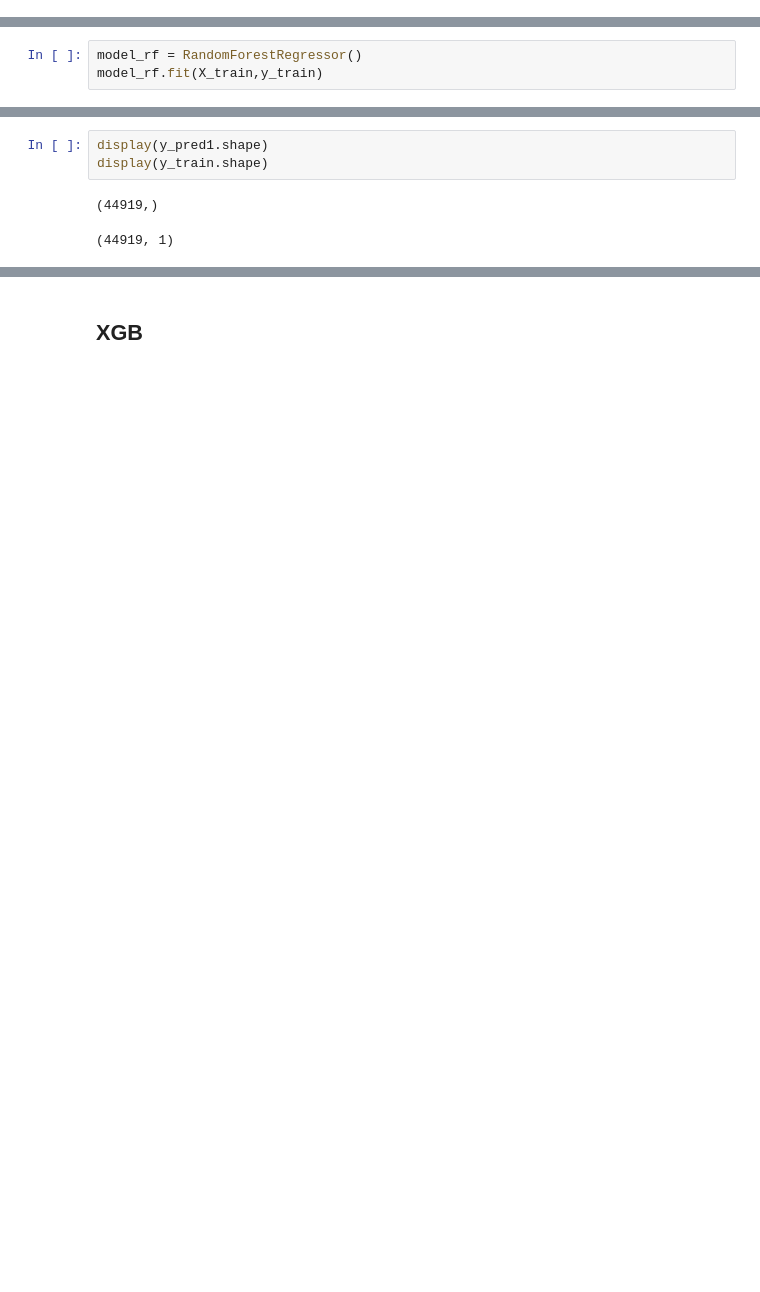
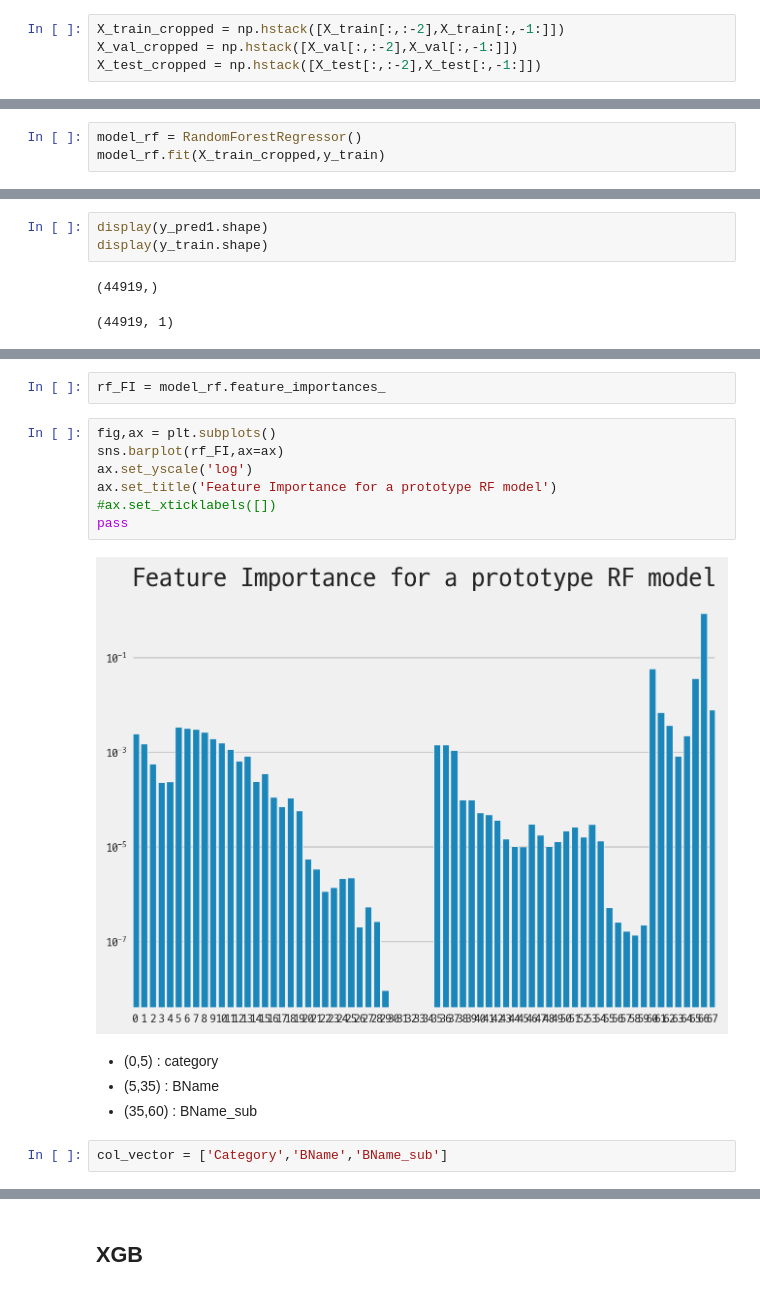
Before and after one commit to kdt-3-second-Project/aladin_usedbook, a Jupyter notebook: research/240717_simple_model_for_sample.ipynb, the cells around one changed output, grey strips where cells are left out. Drawn from its saved outputs; the diff is of its cells as text; blank space fills up the shorter version.

```diff
--- a/research/240717_simple_model_for_sample.ipynb
+++ b/research/240717_simple_model_for_sample.ipynb
@@ -73,3 +75,7 @@ display(y_test.shape)
+# %%
+X_train_cropped = np.hstack([X_train[:,:-2],X_train[:,-1:]])
+X_val_cropped = np.hstack([X_val[:,:-2],X_val[:,-1:]])
+X_test_cropped = np.hstack([X_test[:,:-2],X_test[:,-1:]])
 # %%
 from sklearn.ensemble import RandomForestRegressor
 from xgboost import XGBRegressor
@@ -82,7 +92,7 @@ from module_aladin.reg_tool import *
 ## RF
 # %%
 model_rf = RandomForestRegressor()
-model_rf.fit(X_train,y_train)
+model_rf.fit(X_train_cropped,y_train)
 # %% [output]
 RandomForestRegressor()
 # %%
@@ -118,0 +211,17 @@ make_reg_score_dict(y_pred3,y_test.reshape(-1),np.mean(y_test))
+# %%
+rf_FI = model_rf.feature_importances_
+# %%
+fig,ax = plt.subplots()
+sns.barplot(rf_FI,ax=ax)
+ax.set_yscale('log')
+ax.set_title('Feature Importance for a prototype RF model')
+#ax.set_xticklabels([])
+pass
+# %% [output]
+[figure, added]
+# %% [markdown]
+- (0,5) : category
+- (5,35) : BName
+- (35,60) : BName_sub
+# %%
+col_vector = ['Category','BName','BName_sub']
```
Also changed, not shown: parts of 15 cells of this notebook, 1 other file.
